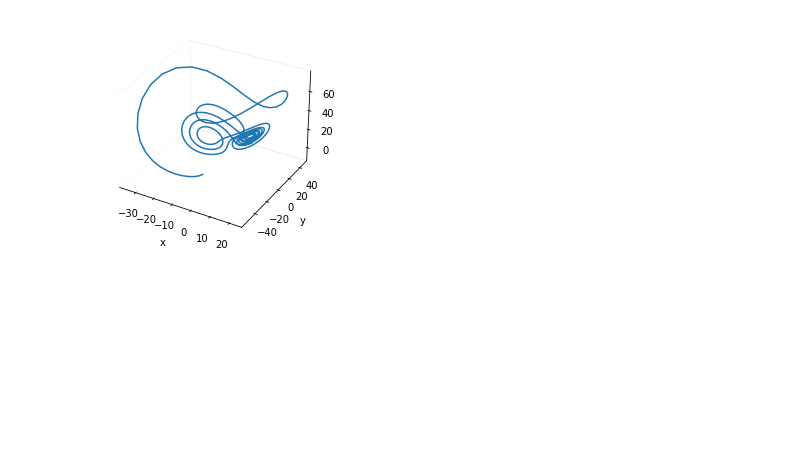
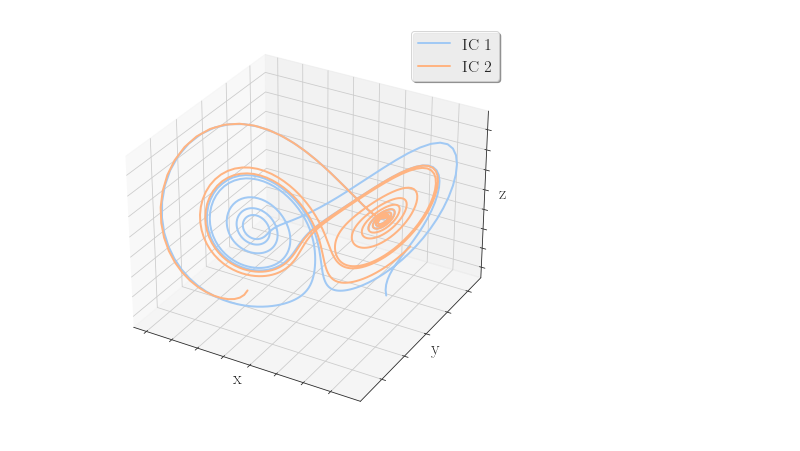
Before and after one commit to moyasui/AML-project, a Jupyter notebook: lorenz_visualizer.ipynb, the cells around one changed output. Saved outputs shown, nothing was run; the diff lists cells and outputs as text; code cells hidden in the pictures; blank space fills up the shorter version.

```diff
--- a/lorenz_visualizer.ipynb
+++ b/lorenz_visualizer.ipynb
@@ -23,24 +24,40 @@ lorenz_df
-# %%
-# make a 3D plot of the Lorenz attractor
-fig = plt.figure()
-ax = fig.add_subplot(projection='3d')
-# make grid invisible
-ax.grid(False)
-# make axes invisible
-#ax.set_axis_off()
-# make background transparent
-ax.xaxis.pane.fill = False
-ax.yaxis.pane.fill = False
-ax.zaxis.pane.fill = False
-
-# testing particle 0
-df_particle = lorenz_df[lorenz_df['particle'] == 0]
-
-# make the plot
-ax.plot(df_particle['x'], df_particle['y'], df_particle['z'] )
-ax.set_xlabel('x')
-ax.set_ylabel('y')
-ax.set_zlabel('z')
-plt.show()
-# %% [output]
-[figure, removed]
+# %%
+filename = 'lorenz_visualizer'
+
+# Plot the Lorenz attractor second particle
+fig = plt.figure(figsize=(18, 10))
+ax = fig.add_subplot(projection='3d')
+
+traj_1 = lorenz_df[lorenz_df['particle'] == 0]
+traj_2 = lorenz_df[lorenz_df['particle'] == 7]
+
+traj_1_initial_condition = traj_1.iloc[0]
+traj_2_initial_condition = traj_2.iloc[0]
+
+
+ax.plot(traj_1['x'], traj_1['y'], traj_1['z'], label='IC 1' )
+ax.plot(traj_2['x'], traj_2['y'], traj_2['z'], label='IC 2' )
+
+ax.set_xlabel('x')
+ax.set_ylabel('y')
+ax.set_zlabel('z')
+
+#ax.set_title('Lorenz Attractor')
+ax.legend()
+# remove the numbers from the axes
+ax.set_xticklabels([])
+ax.set_yticklabels([])
+ax.set_zticklabels([])
+
+# Make x , y and z labels closer to the axes (default is 5.0)
+ax.xaxis.labelpad = -10
+ax.yaxis.labelpad = -10
+ax.zaxis.labelpad = -10
+
+plt.subplots_adjust(left=0.01, right=0.9, top=0.9, bottom=0.4)
+
+plot_utils.save(filename)
+
+plt.show()
+# %% [output]
+[figure, added]
```
Also changed, not shown: parts of 2 cells of this notebook, 9 other files.
